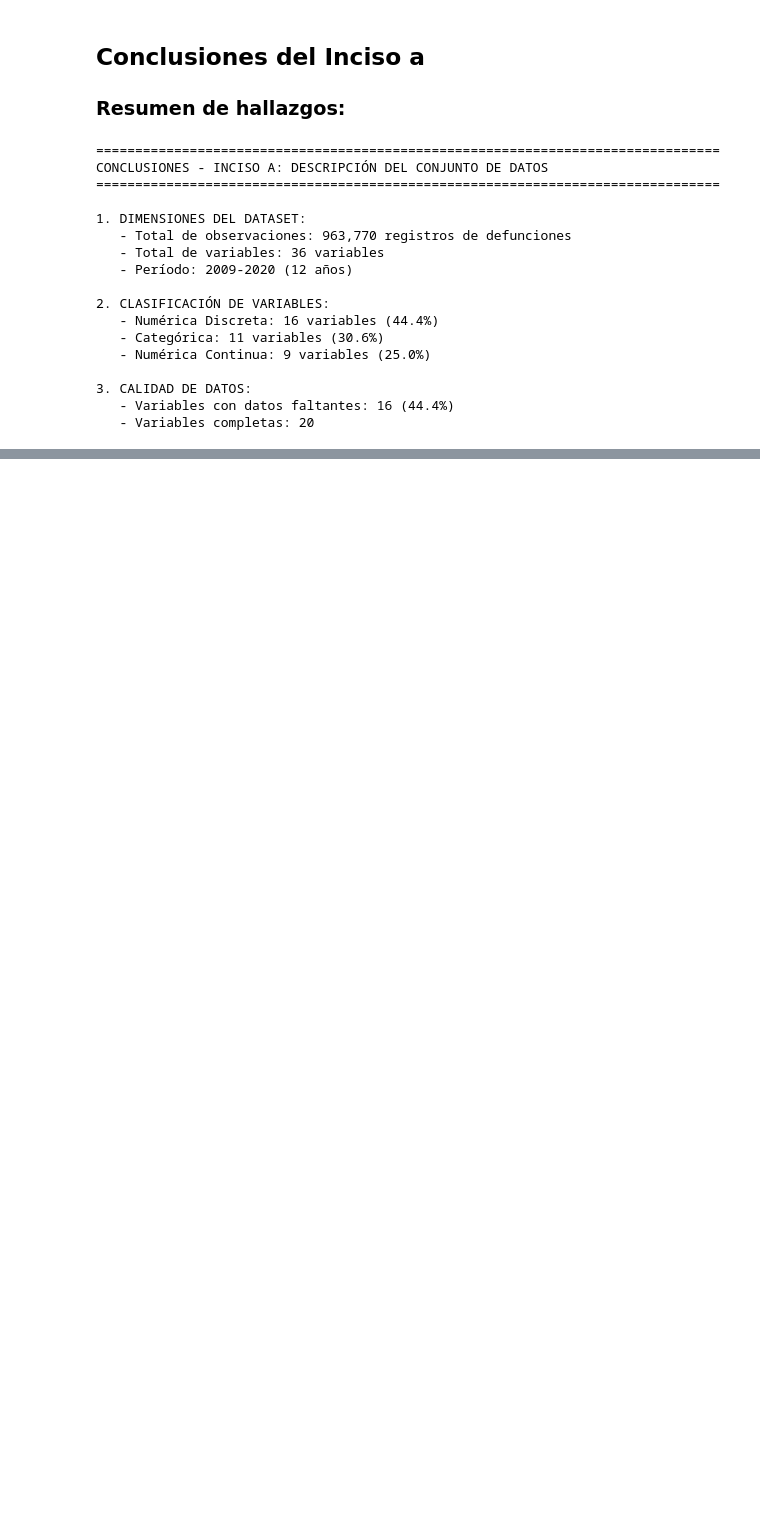
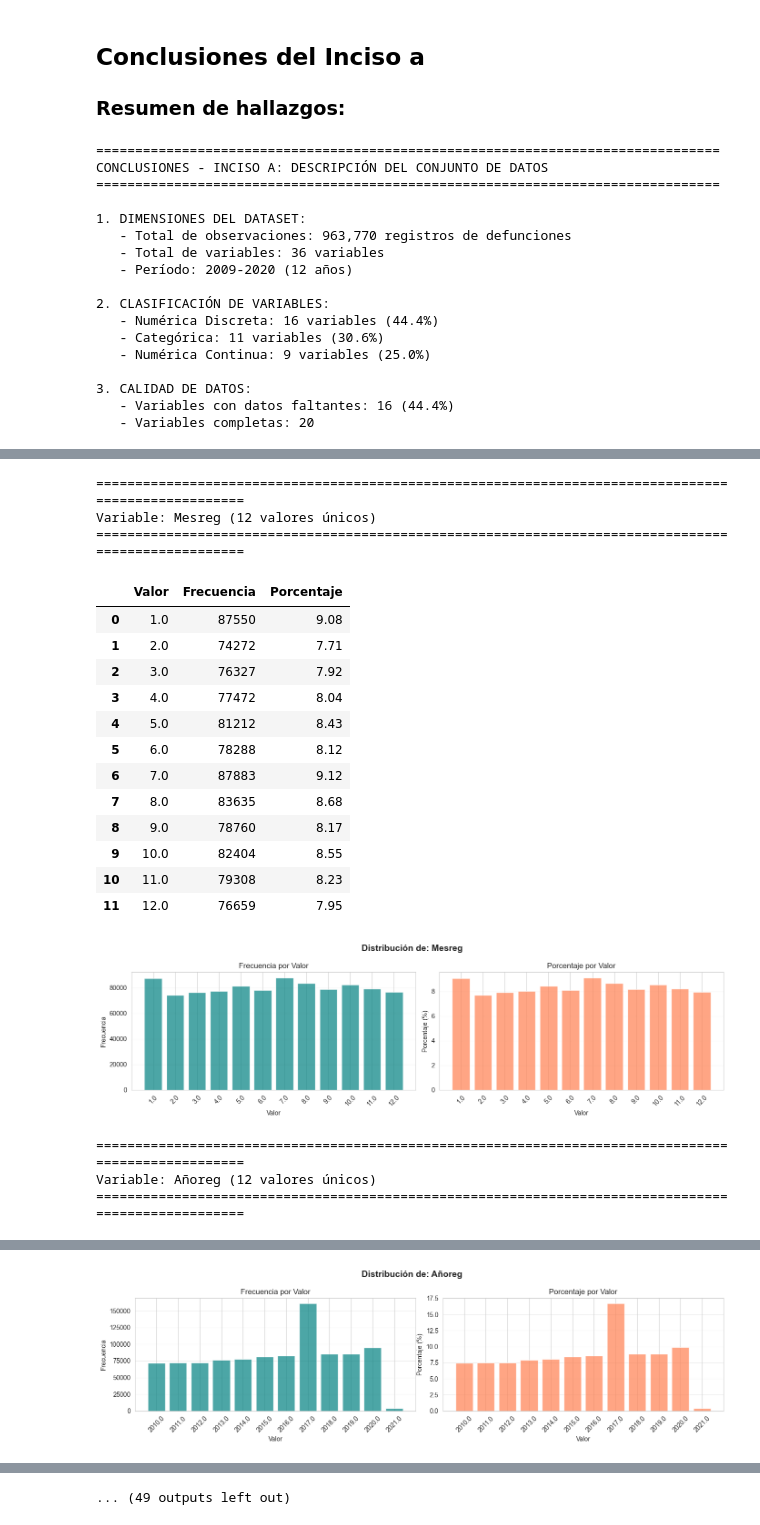
Before and after one commit to FerAHMz/proy1-md, a Jupyter notebook: data-ananlist-defunciones/analisis_defunciones.ipynb, the cells around one changed output, grey strips where cells are left out. Drawn from its saved outputs; the diff is of its cells as text; code cells hidden in the pictures; blank space fills up the shorter version.

```diff
--- a/data-ananlist-defunciones/analisis_defunciones.ipynb
+++ b/data-ananlist-defunciones/analisis_defunciones.ipynb
@@ -520,0 +1193,57 @@ CONCLUSIONES - INCISO A: DESCRIPCIÓN DEL CONJUNTO DE DATOS
+# %%
+# Variables numéricas que son en realidad categóricas
+variables_num_categoricas = []
+
+for var in variables_numericas:
+    n_unicos = df_unificado[var].nunique()
+    if n_unicos <= 50:  # Si tiene 50 o menos valores únicos, es categórica
+        variables_num_categoricas.append((var, n_unicos))
+
+print("="*100)
+print("VARIABLES NUMÉRICAS DISCRETAS (TRATADAS COMO CATEGÓRICAS)")
+print("="*100)
+print(f"\nSe identificaron {len(variables_num_categoricas)} variables numéricas discretas:\n")
+
+for var, n_unicos in variables_num_categoricas:
+    print(f"\n{'='*100}")
+    print(f"Variable: {var} ({n_unicos} valores únicos)")
+    print(f"{'='*100}")
+
+    # Tabla de frecuencia
+    frecuencias = df_unificado[var].value_counts().sort_index()
+    porcentajes = (frecuencias / len(df_unificado) * 100).round(2)
+
+    tabla = pd.DataFrame({
+        'Valor': frecuencias.index,
+        'Frecuencia': frecuencias.values,
+        'Porcentaje': porcentajes.values
+    })
+
+    display(tabla)
+
+    # Visualización
+    if n_unicos <= 20:  # Solo graficar si no son demasiados valores
+        fig, axes = plt.subplots(1, 2, figsize=(14, 4))
+        fig.suptitle(f'Distribución de: {var}', fontsize=14, fontweight='bold')
+
+        # Gráfico de barras
+        axes[0].bar(tabla['Valor'].astype(str), tabla['Frecuencia'], color='teal', alpha=0.7)
+        axes[0].set_xlabel('Valor')
+        axes[0].set_ylabel('Frecuencia')
+        axes[0].set_title('Frecuencia por Valor')
+        axes[0].tick_params(axis='x', rotation=45)
+        axes[0].grid(axis='y', alpha=0.3)
+
+        # Gráfico de porcentaje
+        axes[1].bar(tabla['Valor'].astype(str), tabla['Porcentaje'], color='coral', alpha=0.7)
+        axes[1].set_xlabel('Valor')
+        axes[1].set_ylabel('Porcentaje (%)')
+        axes[1].set_title('Porcentaje por Valor')
+        axes[1].tick_params(axis='x', rotation=45)
+        axes[1].grid(axis='y', alpha=0.3)
+
+        plt.tight_layout()
+        plt.show()
+
+print(f"\n{'='*100}")
+# %% [output]
@@ -520,0 +1277,20 @@ CONCLUSIONES - INCISO A: DESCRIPCIÓN DEL CONJUNTO DE DATOS
+====================================================================================================
+Variable: Mesreg (12 valores únicos)
+====================================================================================================
+|  | Valor | Frecuencia | Porcentaje |
+| 0 | 1.0 | 87550 | 9.08 |
+| 1 | 2.0 | 74272 | 7.71 |
+| 2 | 3.0 | 76327 | 7.92 |
+| 3 | 4.0 | 77472 | 8.04 |
+| 4 | 5.0 | 81212 | 8.43 |
+| 5 | 6.0 | 78288 | 8.12 |
+| 6 | 7.0 | 87883 | 9.12 |
+| 7 | 8.0 | 83635 | 8.68 |
+| 8 | 9.0 | 78760 | 8.17 |
+| 9 | 10.0 | 82404 | 8.55 |
+| 10 | 11.0 | 79308 | 8.23 |
+| 11 | 12.0 | 76659 | 7.95 |
+[figure, added]
+====================================================================================================
+Variable: Añoreg (12 valores únicos)
+====================================================================================================
@@ -520,0 +1310 @@ CONCLUSIONES - INCISO A: DESCRIPCIÓN DEL CONJUNTO DE DATOS
+[figure, added]
@@ -520,0 +1338 @@ CONCLUSIONES - INCISO A: DESCRIPCIÓN DEL CONJUNTO DE DATOS
+... (49 outputs left out)
```
Also changed, not shown: parts of 37 cells of this notebook.
